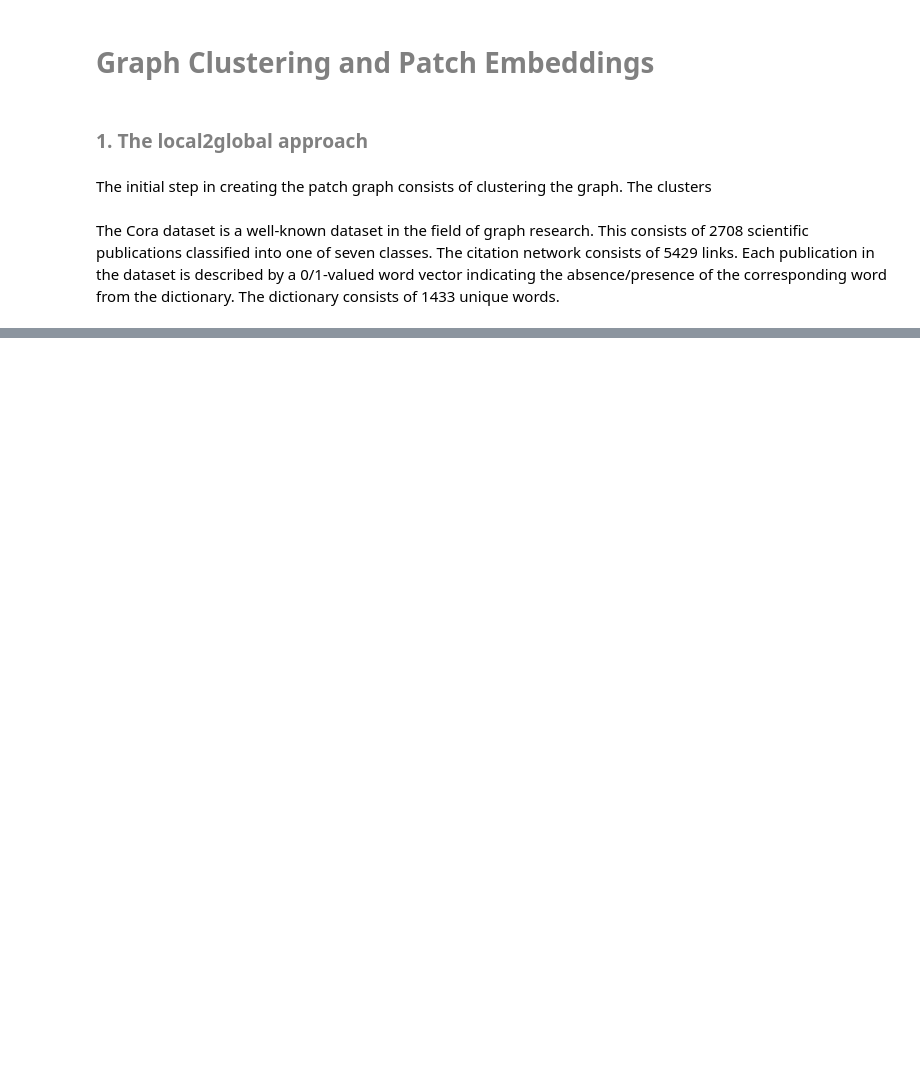
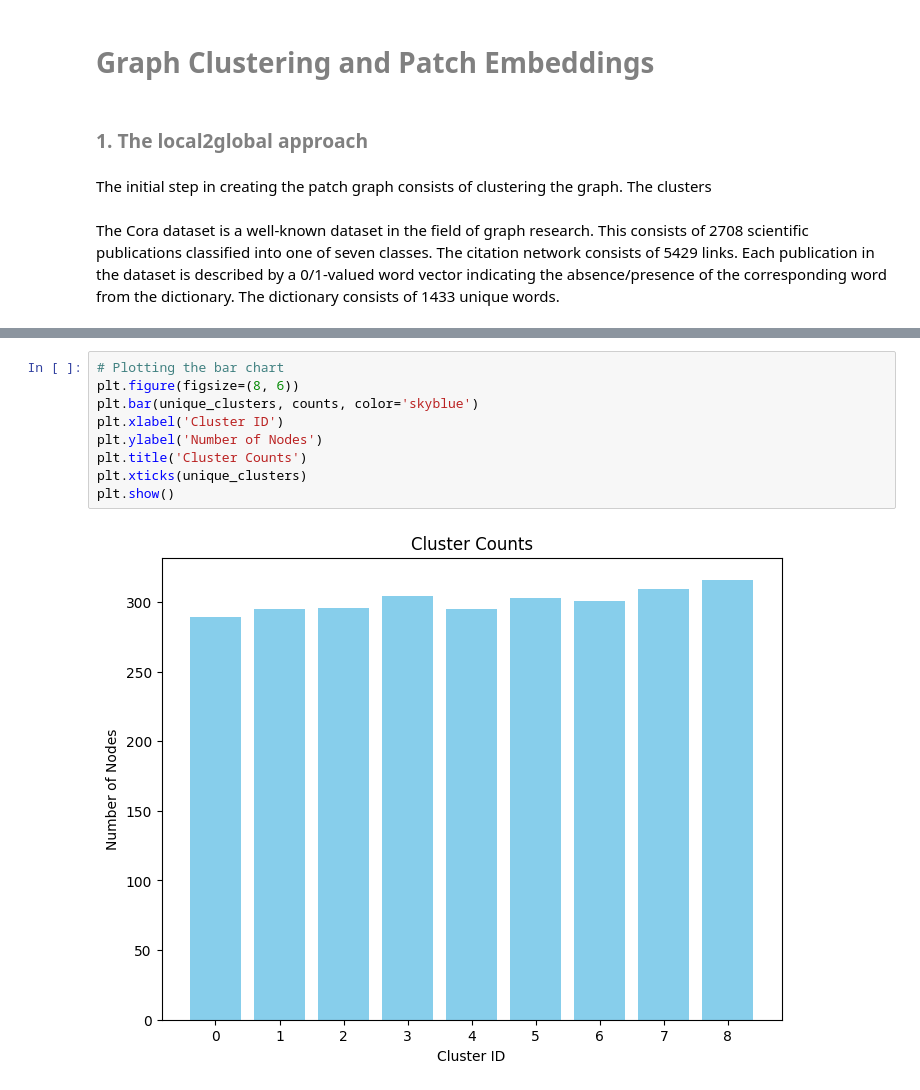
Before and after one commit to OxfordRSE/L2Gv2, a Jupyter notebook: examples/clustering.ipynb, the cells around one changed output, grey strips where cells are left out. Saved outputs shown, nothing was run; the diff lists cells and outputs as text; blank space fills up the shorter version.

```diff
--- a/examples/clustering.ipynb
+++ b/examples/clustering.ipynb
@@ -105,0 +80,11 @@ df.head()
+# %%
+# Plotting the bar chart
+plt.figure(figsize=(8, 6))
+plt.bar(unique_clusters, counts, color='skyblue')
+plt.xlabel('Cluster ID')
+plt.ylabel('Number of Nodes')
+plt.title('Cluster Counts')
+plt.xticks(unique_clusters)
+plt.show()
+# %% [output]
+[figure, added]
```
Also changed, not shown: parts of 22 cells of this notebook, 11 other files.
